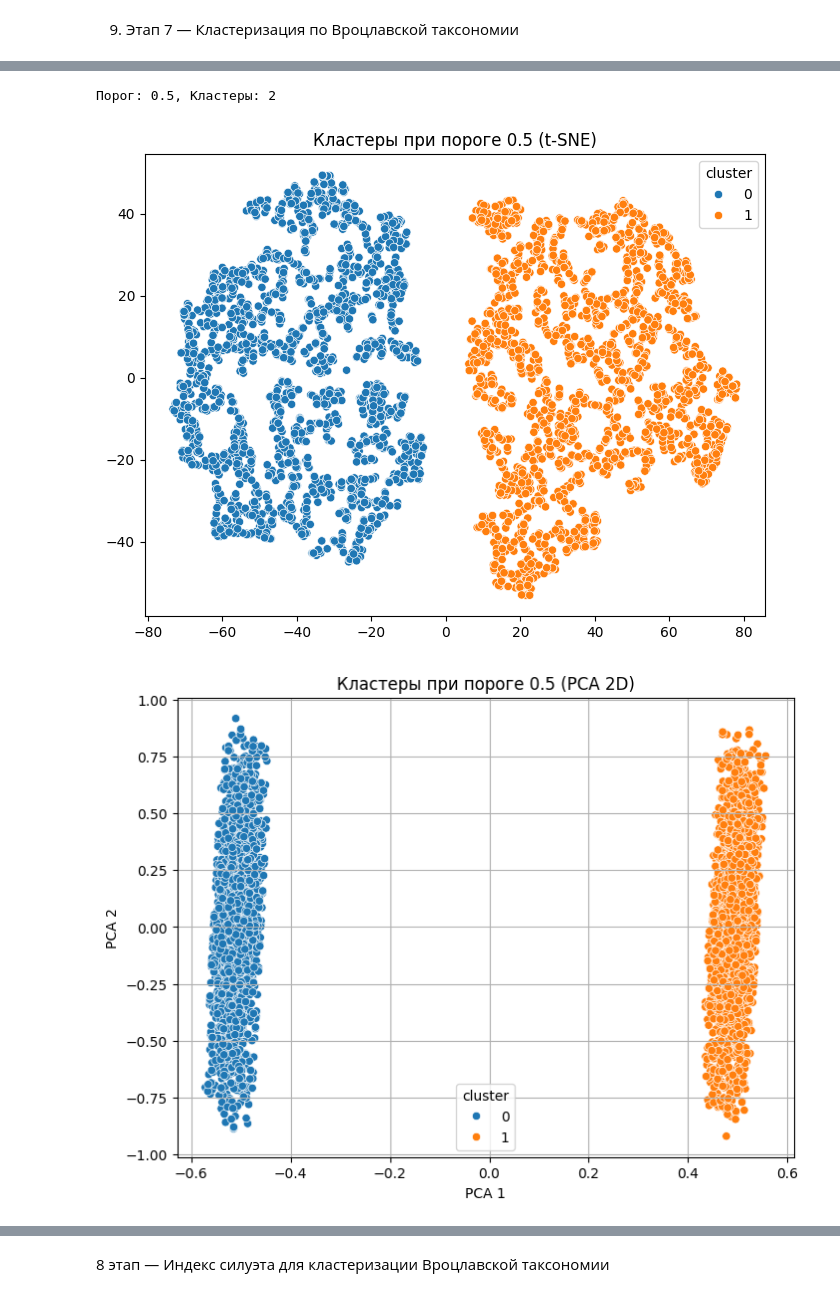
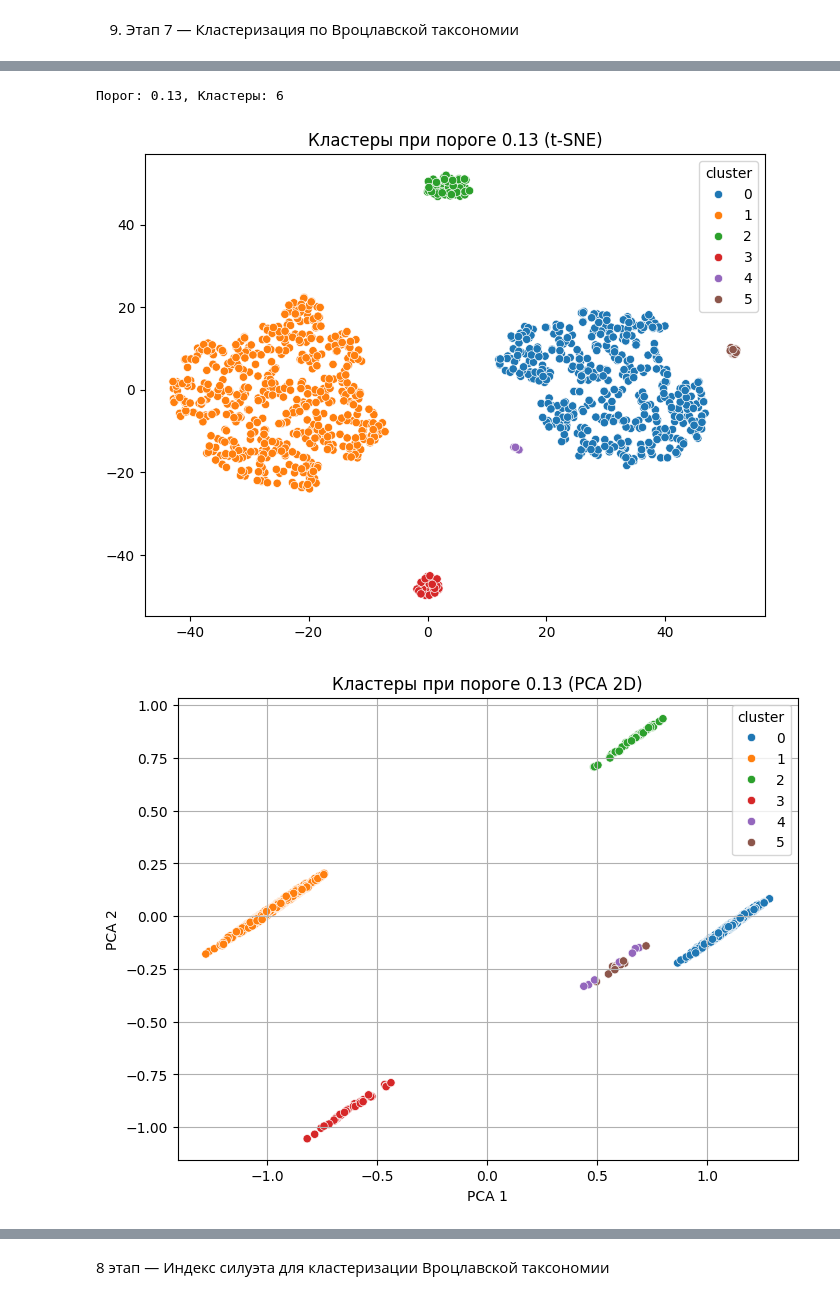
Before and after one commit to 8iKENTi8/Static-methods, a Jupyter notebook: Lab3/lab3.ipynb, the cells around one changed output, grey strips where cells are left out. Saved outputs shown, nothing was run; the diff lists cells and outputs as text; code cells hidden in the pictures.

Commit message:
новый датасет

```diff
--- a/Lab3/lab3.ipynb
+++ b/Lab3/lab3.ipynb
@@ -59,7 +63,7 @@ def pearson_correlation(x, y):
 # %% [markdown]
 2. Загрузка и первичная обработка данных
 # %%
-data = pd.read_excel('dataset.xlsx')
+data = pd.read_excel('dataset5.xlsx')
 print("Типы данных в датасете:")
 print(data.dtypes)
 # %% [output]
@@ -74,6 +80,16 @@ dtype: object
 # %% [markdown]
 3. Этап 1 — Преобразование категориальных данных
 # %%
-data['Extracurricular Activities'] = data['Extracurricular Activities'].map({'Yes': 1, 'No': 0})
+# Преобразование текстовых столбцов в числовые значения
+data['Stage_fear'] = data['Stage_fear'].map({'Yes': 1, 'No': 0})  # Заменяем 'Yes' на 1, 'No' на 0
+data['Drained_after_socializing'] = data['Drained_after_socializing'].map({'Yes': 1, 'No': 0})  # Аналогично
+
+# Преобразование категории 'Personality' в числа (например, через словарь)
+personality_map = {'Introvert': 0, 'Extrovert': 1}  # Можно добавить и другие типы, если будут
+data['Personality'] = data['Personality'].map(personality_map)
+
+#  код для другого датасета
+# Пример для первого датасета:
+# data['Extracurricular Activities'] = data['Extracurricular Activities'].map({'Yes': 1, 'No': 0})
 print(data.head())
 # %% [output]
@@ -92,0 +111,23 @@ print(data.head())
+# %%
+print("\n=== 2 ЭТАП: Проверка и обработка пропусков ===")
+
+# Проверка пропусков
+missing = data.isnull().sum()
+print("Пропуски по столбцам (до обработки):")
+print(missing[missing > 0])
+
+# Обработка пропусков
+for col in data.columns:
+    if data[col].isnull().any():
+        if pd.api.types.is_numeric_dtype(data[col]):
+            median_value = data[col].median()
+            data[col] = data[col].fillna(median_value)
+            print(f" → {col}: заполнено медианой ({median_value})")
+        else:
+            mode_value = data[col].mode()[0]
+            data[col] = data[col].fillna(mode_value)
+            print(f" → {col}: заполнено модой ({mode_value})")
+
+# Повторная проверка
+print("\nПропуски после заполнения:")
+print(data.isnull().sum().sum(), "всего пропусков")
@@ -248,11 +296,14 @@ def wroclaw_taxonomy_elbow(distance_matrix, thresholds):
     plt.show()
     return scores
 
-thresholds = np.linspace(0.01, 0.081, num=15)[::-1]
+# 1 датасет
+# thresholds = np.linspace(0.01, 0.081, num=15)[::-1]
+# 2 датасет
+thresholds = np.linspace(0, 0.15, num=15)[::-1]
 wroclaw_taxonomy_elbow(X_t, thresholds)
 
 # 1. Кластеризация с выбранным порогом
-chosen_threshold = 0.5
+chosen_threshold = 0.13
 clustering = WroclawTaxonomyClustering(X_t)
 clusters = clustering.cluster_with_threshold(chosen_threshold)
 
@@ -327,3 +378,3 @@ plt.show()
-Порог: 0.5, Кластеры: 2
+Порог: 0.13, Кластеры: 6
-[figure, old version]
+[figure, new version]
-[figure, old version]
+[figure, new version]
```
Also changed, not shown: parts of 13 cells of this notebook, 1 other file.
